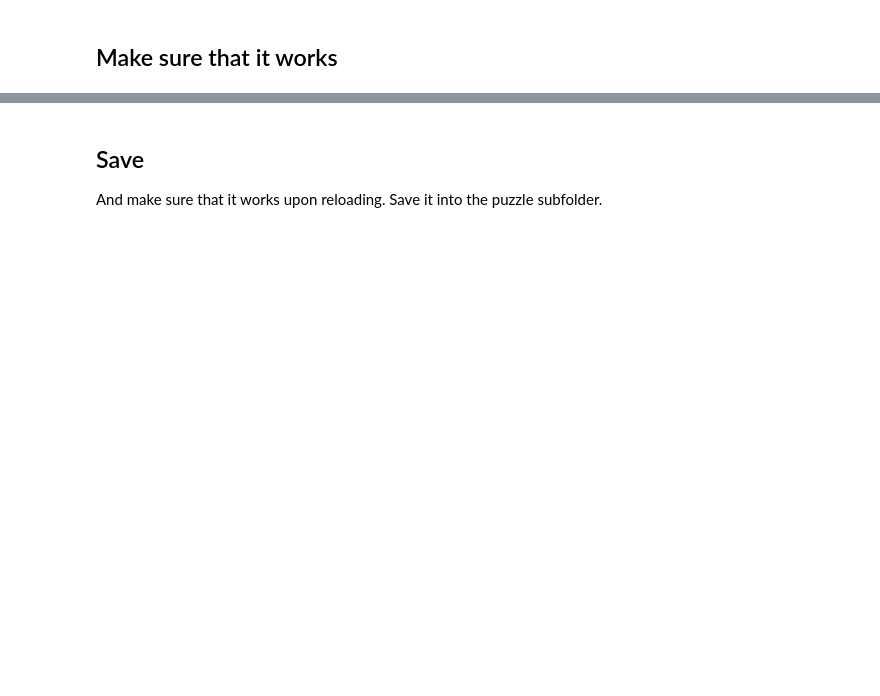
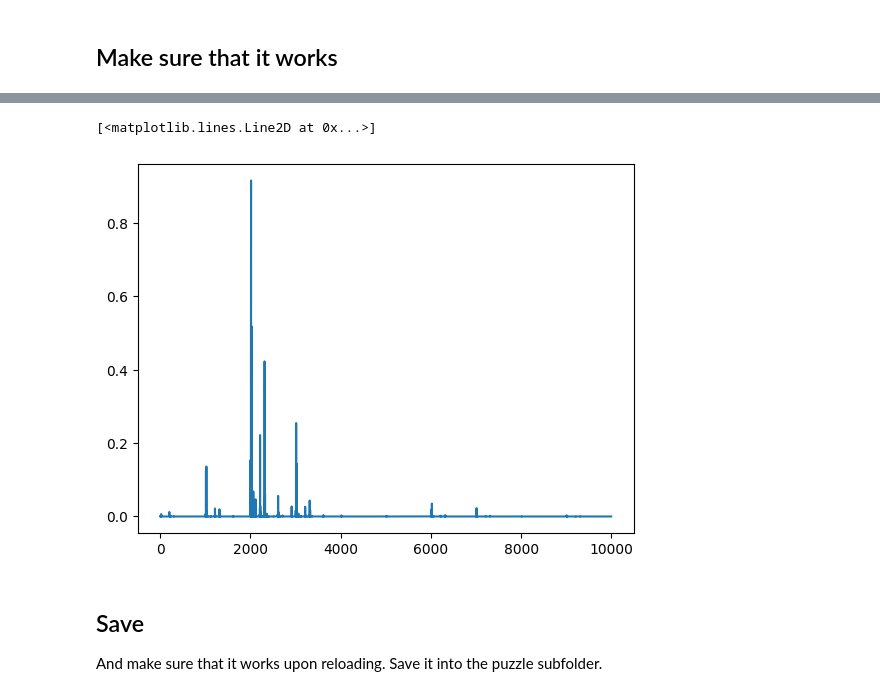
Before and after one commit to mattminder/latent-space-puzzle-making-of, a Jupyter notebook: notebooks/attention_codes.ipynb, the cells around one changed output, grey strips where cells are left out. Cells and saved outputs as stored; diff of their text form; code cells hidden in the pictures; blank space fills up the shorter version.

```diff
--- a/notebooks/attention_codes.ipynb
+++ b/notebooks/attention_codes.ipynb
@@ -290,3 +399,14 @@ plt.show()
+# %%
+predictions = []
+for i in range(9999):
+    int_as_digit_tensor = torch.tensor([[10] + [int(d) for d in str(i)]], device=device)
+    pred = nn(int_as_digit_tensor)
+    predictions.append(pred.cpu().item())
+# %%
+plt.plot(predictions)
+# %% [output]
+[<matplotlib.lines.Line2D at 0x...>]
+[figure, added]
 # %% [markdown]
 ## Save
 And make sure that it works upon reloading. Save it into the puzzle subfolder.
```
Also changed, not shown: parts of 17 cells of this notebook, 6 other files.
